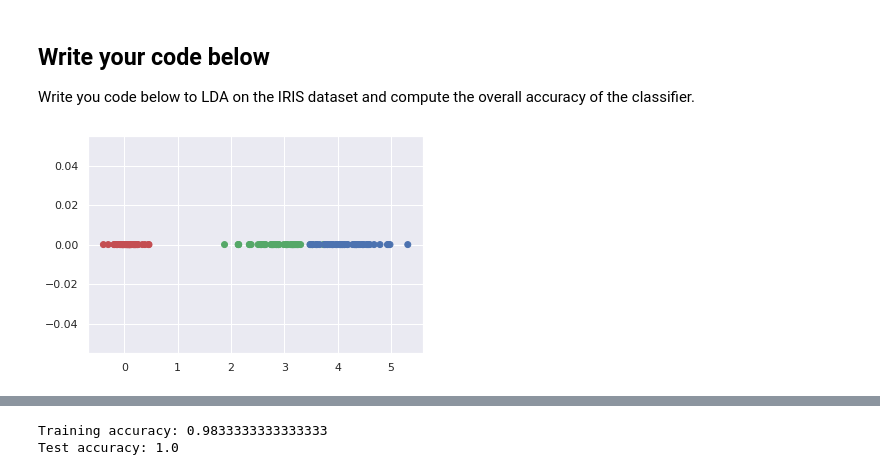
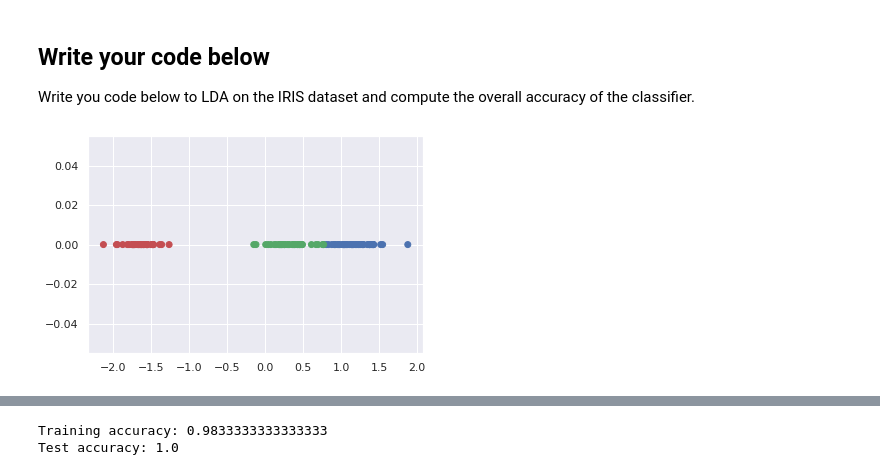
Before and after one commit to Akshat-Goyal/Semester5, a Jupyter notebook: smai/hw9/LDA Excercise 1.ipynb, the cells around one changed output, grey strips where cells are left out. Cells and saved outputs as stored; diff of their text form; code cells hidden in the pictures.

```diff
--- a/smai/hw9/LDA Excercise 1.ipynb
+++ b/smai/hw9/LDA Excercise 1.ipynb
@@ -115,9 +115,9 @@ def LDA(X_train, y_train):
 
     return eigvecs[:, 0:1].T
 # %%
-W = LDA(X_train, y_train)
+W_lda = LDA(X_train, y_train)
 # %%
-plt.scatter((W @ X.T).ravel(), np.zeros((X.shape[0])), c=getlabel(y,['r', 'g', 'b']))
+plt.scatter((W_lda @ X_train.T).ravel(), np.zeros((X_train.shape[0])), c=getlabel(y_train,['r', 'g', 'b']))
 plt.show()
 # %% [output]
-[figure, old version]
+[figure, new version]
```
Also changed, not shown: parts of 8 cells of this notebook, 41 other files.
